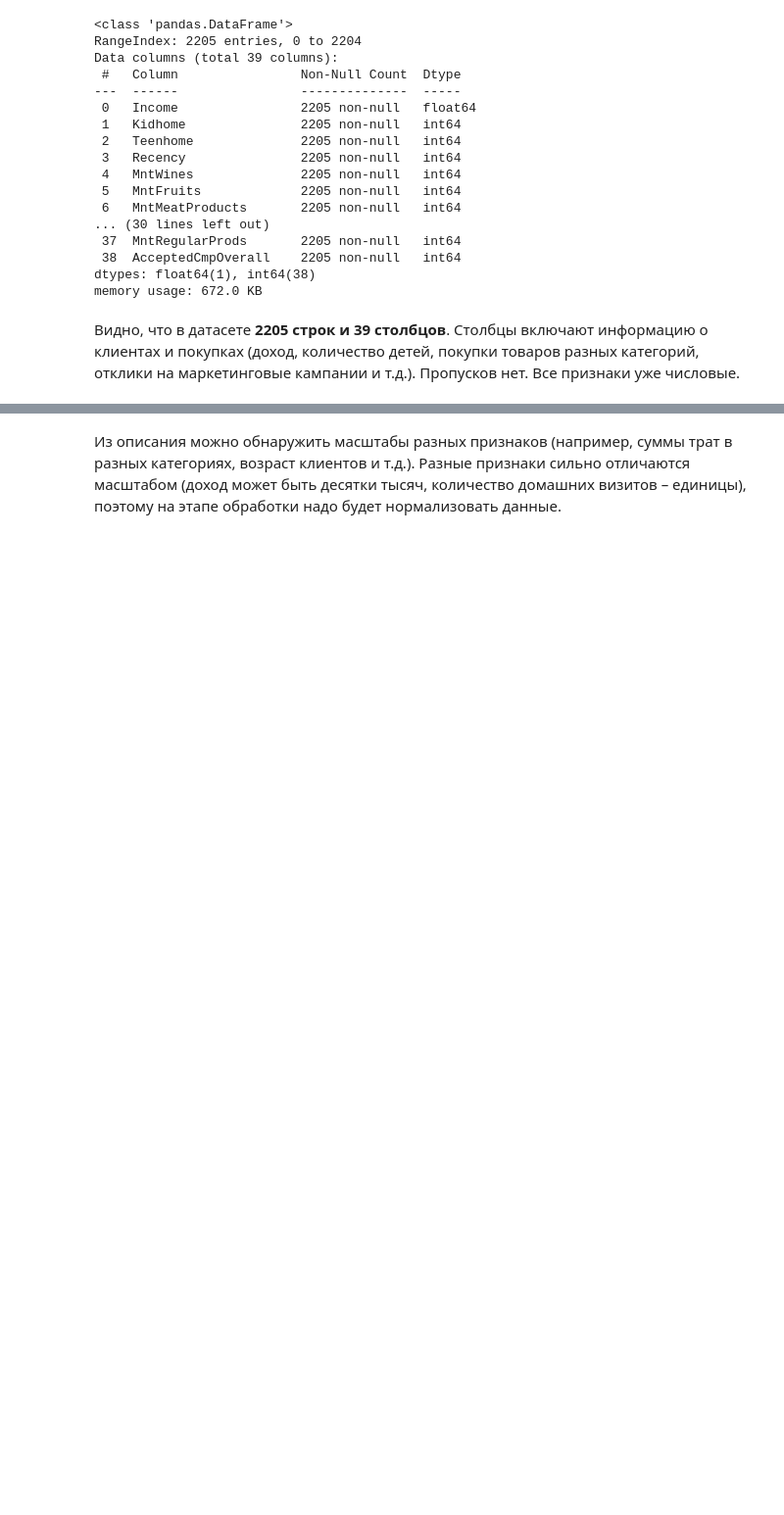
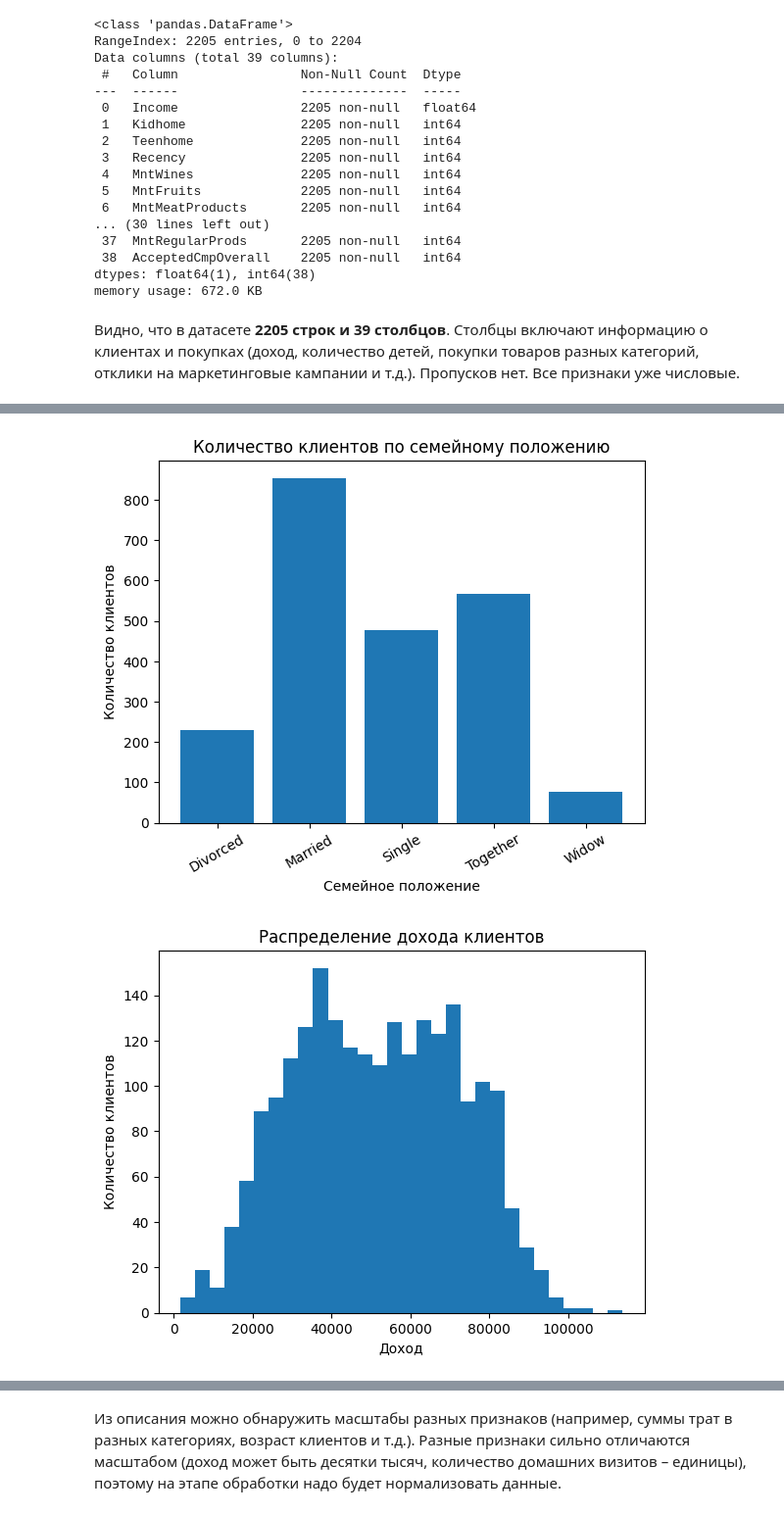
Before and after one commit to GXUser7/machob, a Jupyter notebook: ifood_cp/ifood_command_work.ipynb, the cells around one changed output, grey strips where cells are left out. Shown at 98% size. Saved outputs shown, nothing was run; the diff lists cells and outputs as text; code cells hidden in the pictures; blank space fills up the shorter version.

```diff
--- a/ifood_cp/ifood_command_work.ipynb
+++ b/ifood_cp/ifood_command_work.ipynb
@@ -182 +187,57 @@ display(df.describe().round(1))
 8 rows × 39 columns
+# %%
+marital_cols = [c for c in df.columns if c.startswith("marital_")]
+marital_counts = {c.replace("marital_", ""): df[c].sum() for c in marital_cols}
+
+plt.figure()
+plt.bar(marital_counts.keys(), marital_counts.values())
+plt.title("Количество клиентов по семейному положению")
+plt.xlabel("Семейное положение")
+plt.ylabel("Количество клиентов")
+plt.xticks(rotation=30)
+plt.show()
+
+plt.figure()
+plt.hist(df["Income"].dropna(), bins=30)
+plt.title("Распределение дохода клиентов")
+plt.xlabel("Доход")
+plt.ylabel("Количество клиентов")
+plt.show()
+
+product_cols = [
+    "MntWines",
+    "MntFruits",
+    "MntMeatProducts",
+    "MntFishProducts",
+    "MntSweetProducts",
+    "MntGoldProds"
+]
+
+avg_spending = df[product_cols].mean()
+
+plt.figure()
+plt.bar(avg_spending.index, avg_spending.values)
+plt.title("Средние траты по категориям товаров")
+plt.xlabel("Категория товара")
+plt.ylabel("Средние траты")
+plt.xticks(rotation=45)
+plt.show()
+
+purchase_cols = [
+    "NumWebPurchases",
+    "NumCatalogPurchases",
+    "NumStorePurchases"
+]
+
+avg_channels = df[purchase_cols].mean()
+
+plt.figure()
+plt.bar(avg_channels.index, avg_channels.values)
+plt.title("Среднее количество покупок по каналам")
+plt.xlabel("Канал покупки")
+plt.ylabel("Количество покупок")
+plt.xticks(rotation=30)
+plt.show()
+# %% [output]
+[figure, added]
+[figure, added]
```
Also changed, not shown: parts of 17 cells of this notebook.
